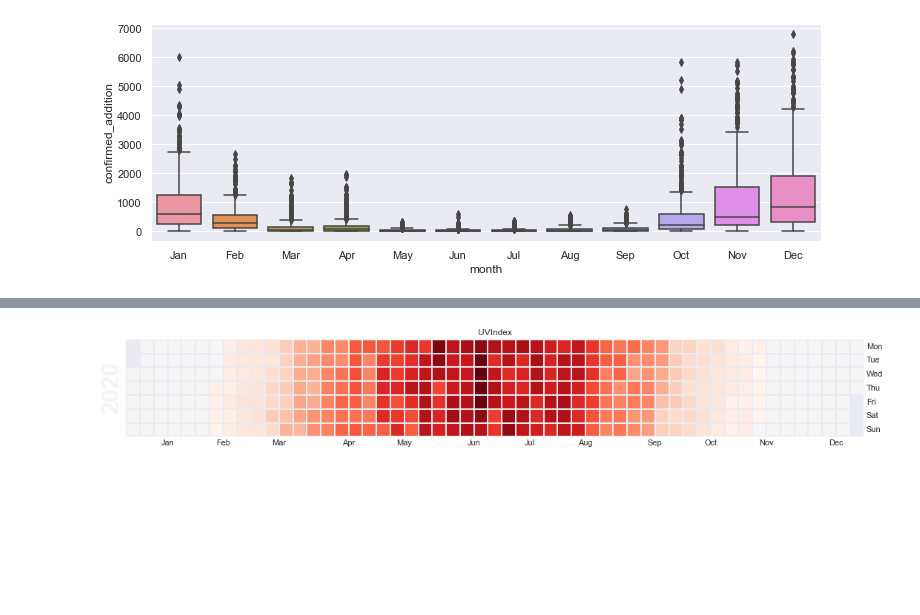
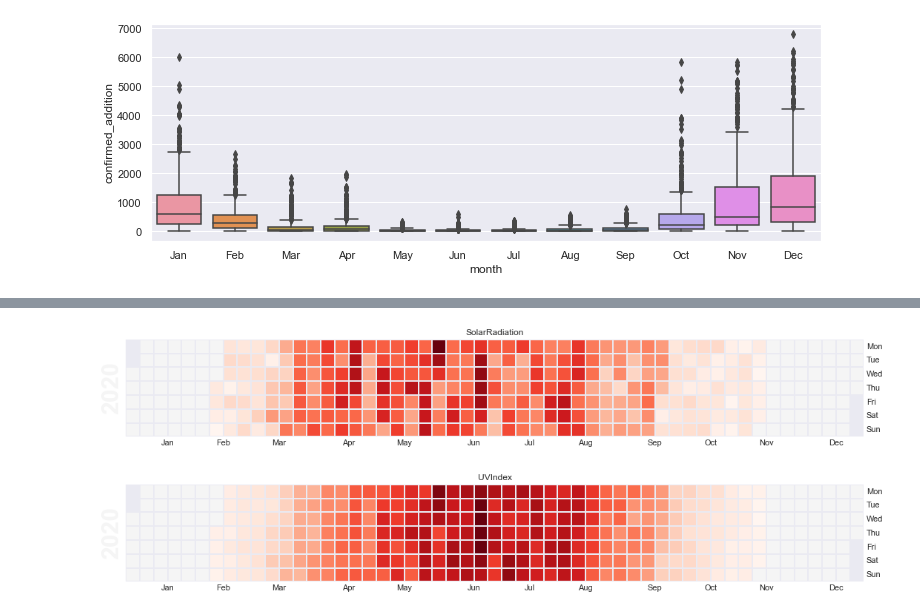
Before and after one commit to Florian335/fyp2021p02g10, a Jupyter notebook: Notebooks/kata.ipynb, the cells around one changed output, grey strips where cells are left out. Drawn from its saved outputs; the diff is of its cells as text; code cells hidden in the pictures; blank space fills up the shorter version.

```diff
--- a/Notebooks/kata.ipynb
+++ b/Notebooks/kata.ipynb
@@ -316 +325,6 @@ KeyError: 'date'
+# %%
+calmap.calendarplot(df2['SolarRadiation'])
+plt.title("SolarRadiation");
+# %% [output]
+[figure, added]
 # %%
```
Also changed, not shown: parts of 21 cells of this notebook.
